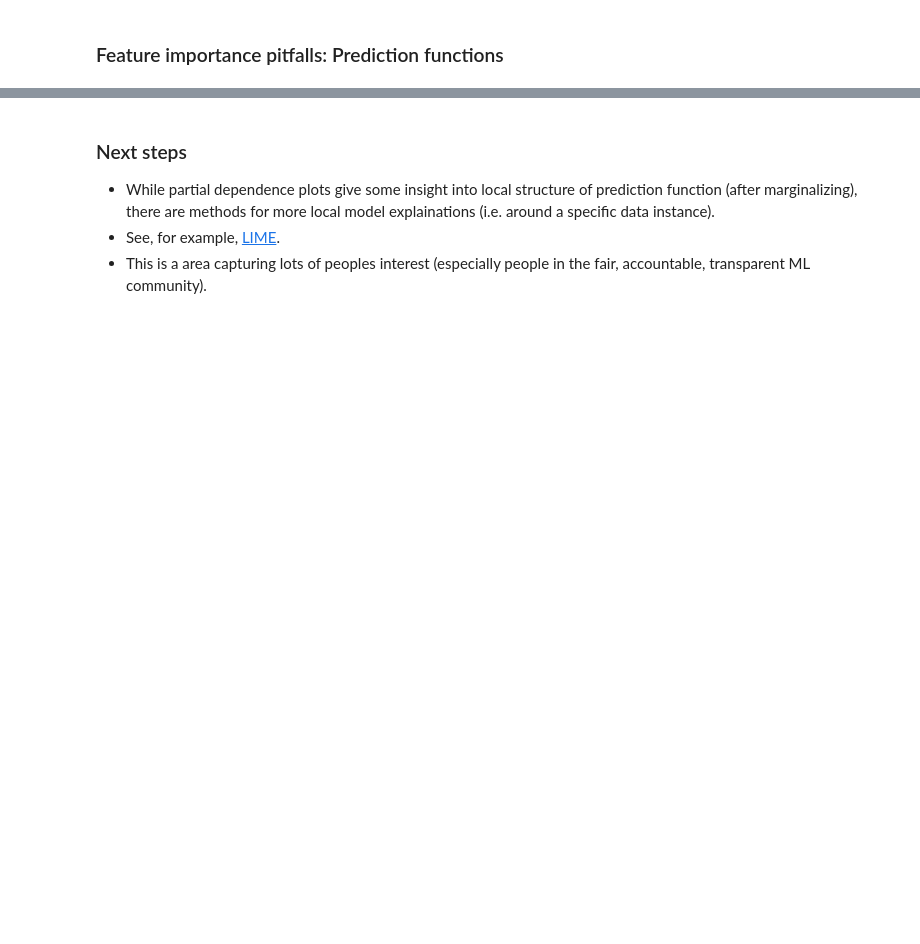
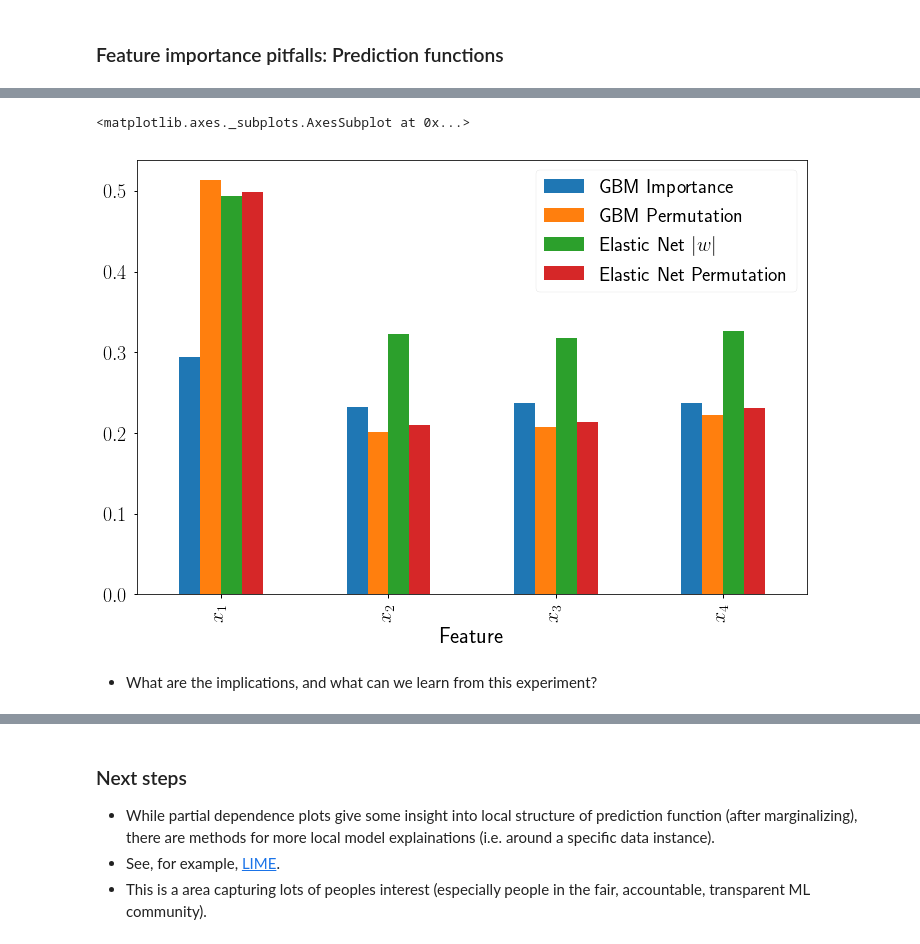
Before and after one commit to davidrosenberg/mlcourse, a Jupyter notebook: Labs/FeatureImportance/feature-importance-slides.ipynb, the cells around one changed output, grey strips where cells are left out. Saved outputs shown, nothing was run; the diff lists cells and outputs as text; code cells hidden in the pictures; blank space fills up the shorter version.

```diff
--- a/Labs/FeatureImportance/feature-importance-slides.ipynb
+++ b/Labs/FeatureImportance/feature-importance-slides.ipynb
@@ -556,7 +568,5 @@ grid = GridSearchCV(reg,
                     }, n_jobs=5, cv=5)
 grid = grid.fit(train_X, train_y)
 # %%
-import pandas as pd
-from IPython import display
-display.display(pd.DataFrame({'Feature': ['$x_{}$'.format(i) for i in range(1,5)],
-                              'Importance':grid.best_estimator_.feature_importances_})
+imp = pd.DataFrame({'Feature': ['$x_{}$'.format(i) for i in range(1,5)],
+                    'GBM Importance':grid.best_estimator_.feature_importances_})
@@ -572,4 +578,5 @@ from eli5.sklearn import PermutationImportance
 
 perm = PermutationImportance(grid)
 perm.fit(test_X, test_y)
-display.display(eli5.show_weights(perm))
+
+imp['GBM Permutation'] = perm.feature_importances_
@@ -581,0 +585,17 @@ display.display(eli5.show_weights(perm))
+# %%
+from sklearn.linear_model import ElasticNetCV
+
+enet = ElasticNetCV(l1_ratio=np.array([.1, .5, .7, .9, .95, .99, 1]),
+                    n_alphas=500,
+                    normalize=True,
+                    selection='random',
+                    cv=5,
+                    random_state=1351)
+enet.fit(train_X, train_y)
+
+imp['Elastic Net $\\vert w \\vert$'] = np.abs(enet.coef_)
+
+perm2 = PermutationImportance(enet)
+perm2.fit(test_X, test_y)
+
+imp['Elastic Net Permutation'] = perm2.feature_importances_
@@ -581,0 +607,3 @@ display.display(eli5.show_weights(perm))
+# %%
+hide_code_in_slideshow()
+display.display(imp.set_index('Feature'))
@@ -581,0 +623,6 @@ display.display(eli5.show_weights(perm))
+# %%
+hide_code_in_slideshow()
+sns.set_context('notebook',font_scale=2)
+fig, ax = plt.subplots(figsize=(12,8))
+display.display(imp.set_index('Feature').plot(kind='bar', ax=ax))
+# %% [output]
@@ -581,0 +630,4 @@ display.display(eli5.show_weights(perm))
+<matplotlib.axes._subplots.AxesSubplot at 0x...>
+[figure, added]
+# %% [markdown]
+- What are the implications, and what can we learn from this experiment?
```
Also changed, not shown: parts of 26 cells of this notebook.
